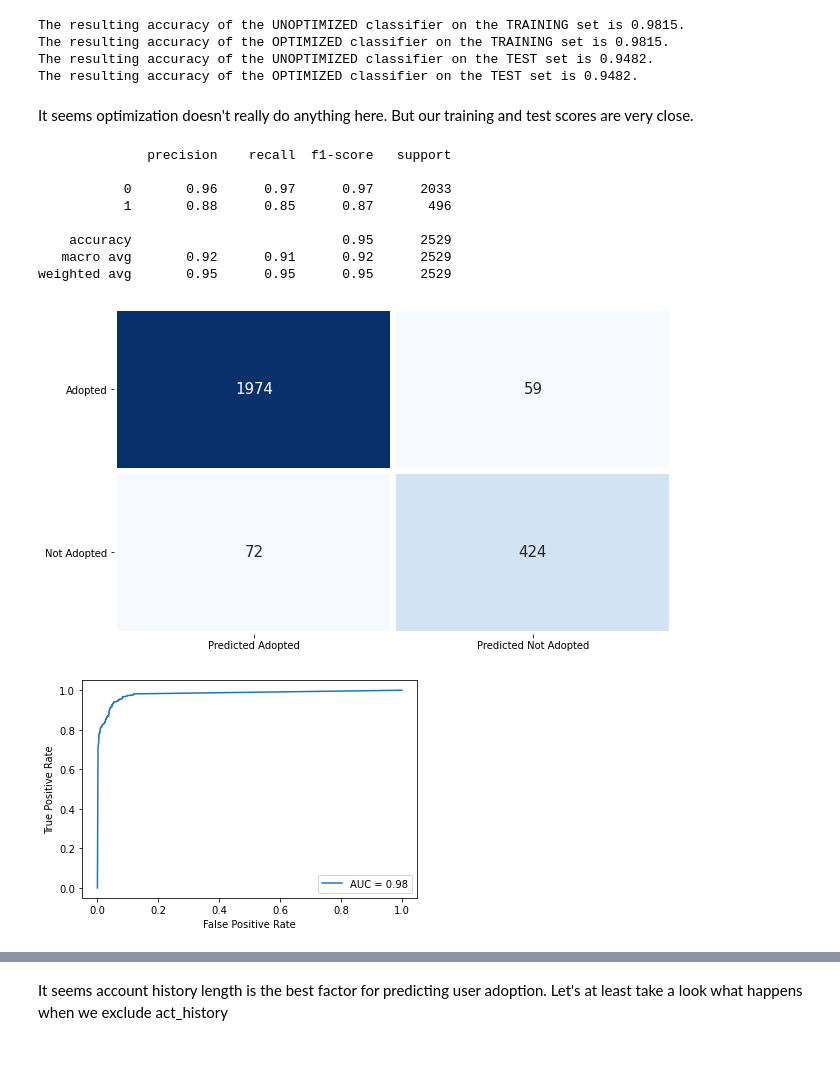
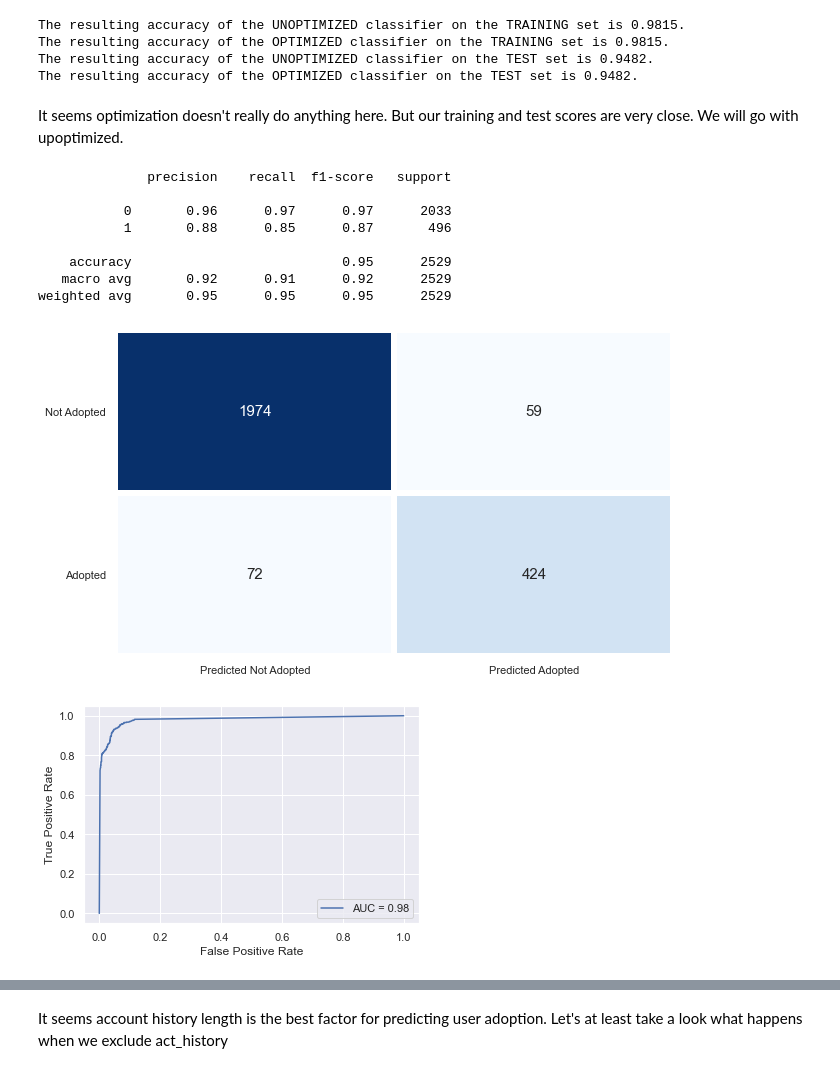
Before and after one commit to rotznmu/Relax_takehome, a Jupyter notebook: Relax takehome.ipynb, the cells around one changed output, grey strips where cells are left out. Cells and saved outputs as stored; diff of their text form; code cells hidden in the pictures.

```diff
--- a/Relax takehome.ipynb
+++ b/Relax takehome.ipynb
@@ -278,3 +274,20 @@ sns.countplot(x='creation_source', data=users.merge(adopted_bool, left_on='objec
 # %% [output]
 <AxesSubplot:xlabel='creation_source', ylabel='count'>
 [figure]
+# %%
+sns.set(style='darkgrid')
+
+f, (ax_box1, ax_box2, ax_hist) = plt.subplots(3, figsize=(16,8), sharex=True, gridspec_kw={'height_ratios': (.15, .15, .7)})
+
+sns.boxplot(df.loc[df['adopted'] == 0, 'act_history'], color='teal',  ax=ax_box1)
+sns.boxplot(df.loc[df['adopted'] == 1, 'act_history'], color='purple', ax=ax_box2)
+ax_hist.hist(df.loc[df['adopted'] == 1, 'act_history'], bins=35, color='purple', alpha=0.8, label='Adopted User')
+ax_hist.hist(df.loc[df['adopted'] == 0, 'act_history'], bins=35, color='teal', alpha=0.8, label='Non Adopted User')
+
+ax_hist.legend(fontsize=14)
+ax_hist.set_xlabel('User History in Days', weight='bold', fontsize=14)
+ax_hist.set_ylabel('# of Users (log)', weight='bold', fontsize=14)
+ax_hist.set_yscale('log')
+
+ax_box1.set(xlabel='')
+ax_box2.set(xlabel='')
@@ -342,7 +358,13 @@ rf_unopt_clf = RandomForestClassifier(random_state=40)
 rf_unopt_clf.fit(X_train, y_train)
 
 y_unopt_pred = rf_unopt_clf.predict(X_test)
+y_unopt_prob = rf_unopt_clf.predict_proba(X_test)[:,1]
 
+fpr, tpr, thresholds = roc_curve(y_test, y_unopt_prob)
+roc_auc = auc(fpr, tpr)
+
+
+cm_unopt_rf = confusion_matrix(y_test, y_unopt_pred)
 score_unopt_test = accuracy_score(y_test, y_unopt_pred)
 # %%
 # optimized training set
@@ -375,5 +399,5 @@ The resulting accuracy of the OPTIMIZED classifier on the TRAINING set is 0.9815
 The resulting accuracy of the UNOPTIMIZED classifier on the TEST set is 0.9482.
 The resulting accuracy of the OPTIMIZED classifier on the TEST set is 0.9482.
 # %% [markdown]
-It seems optimization doesn't really do anything here. But our training and test scores are very close.
+It seems optimization doesn't really do anything here. But our training and test scores are very close. We will go with upoptimized.
 # %%
@@ -389,16 +413,16 @@ print(classification_report(y_test, y_pred))
 weighted avg       0.95      0.95      0.95      2529
 # %%
 plt.figure(figsize = (10, 6))
-sns.heatmap(cm_rf, cmap = 'Blues', annot = True, fmt = 'd', linewidths = 5, cbar = False, annot_kws = {'fontsize': 15},
-            yticklabels = ['Adopted', 'Not Adopted'], xticklabels = ['Predicted Adopted', 'Predicted Not Adopted'])
+sns.heatmap(cm_unopt_rf, cmap = 'Blues', annot = True, fmt = 'd', linewidths = 5, cbar = False, annot_kws = {'fontsize': 15},
+            yticklabels = ['Not Adopted', 'Adopted'], xticklabels = ['Predicted Not Adopted', 'Predicted Adopted'])
 plt.yticks(rotation = 0)
 plt.show()
 # %% [output]
-[figure, old version]
+[figure, new version]
 # %%
 display = RocCurveDisplay(fpr=fpr, tpr=tpr, roc_auc=roc_auc)
 display.plot()
 plt.show()
 # %% [output]
-[figure, old version]
+[figure, new version]
 # %%
```
Also changed, not shown: parts of 13 cells of this notebook, 1 other file.
